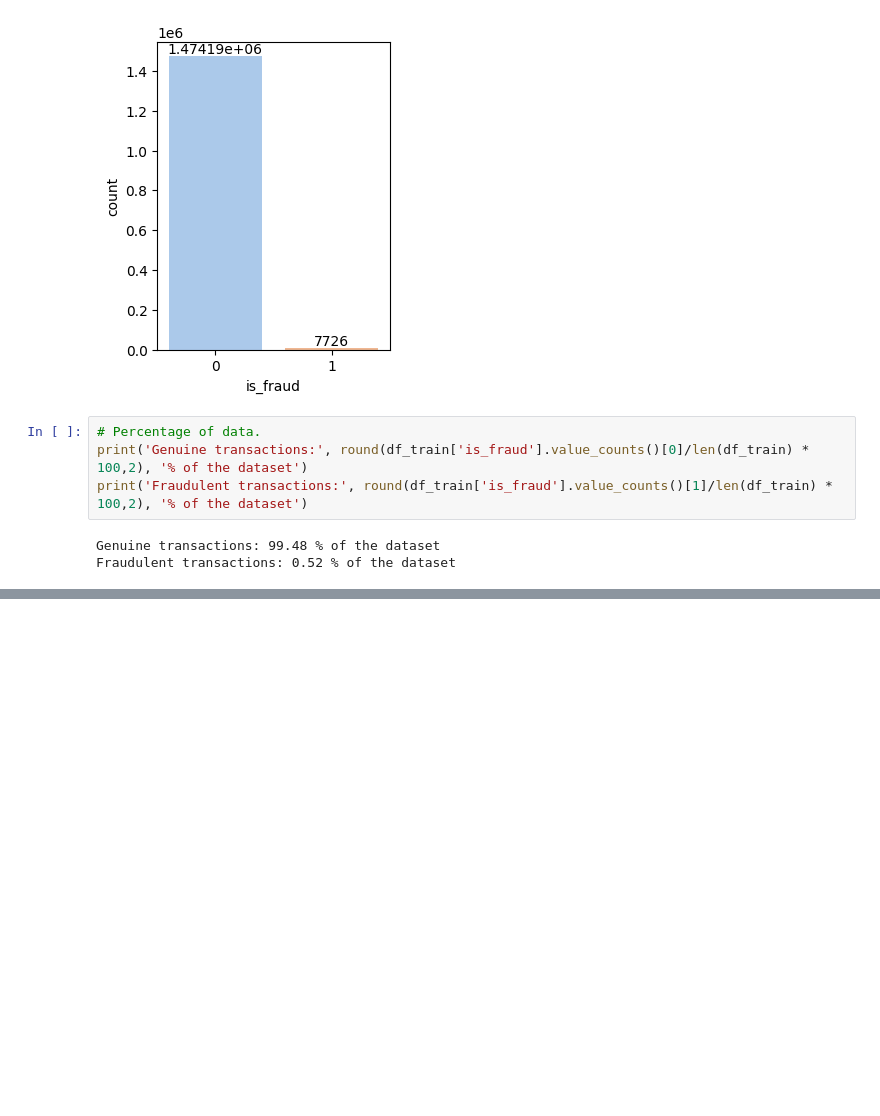
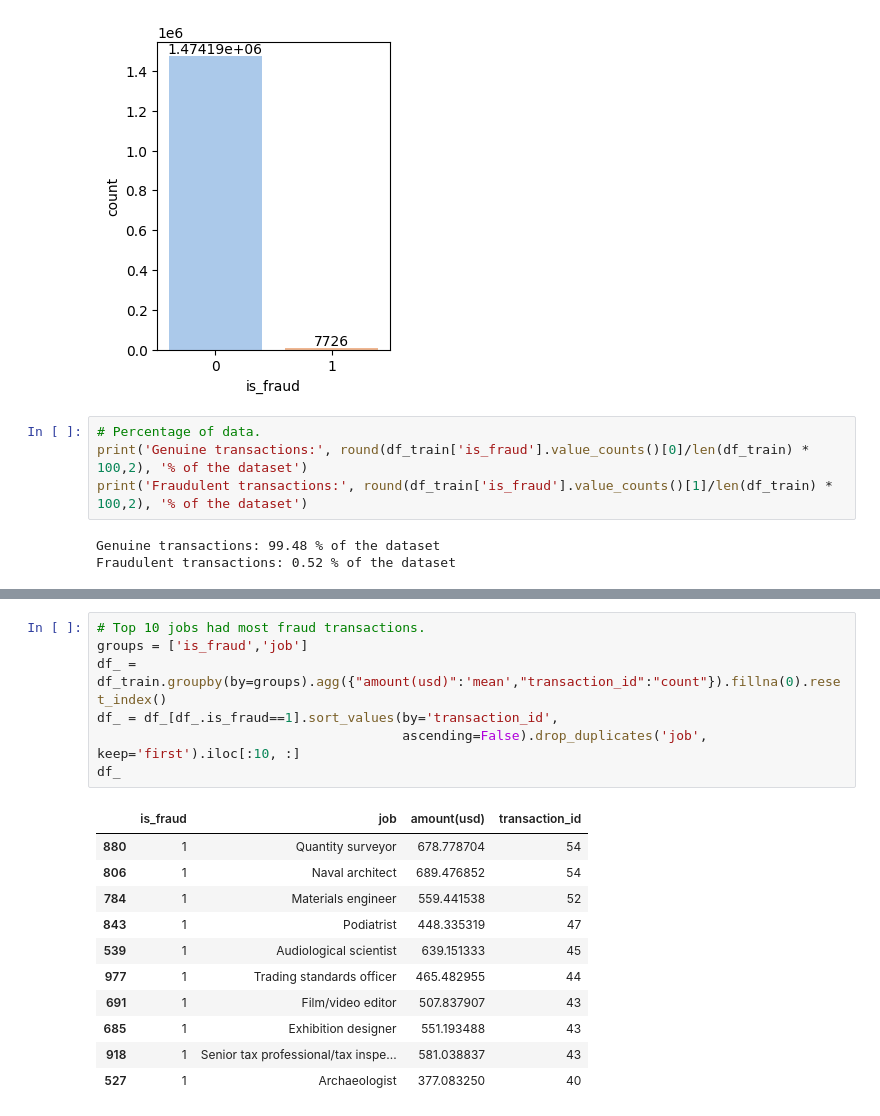
Before and after one commit to Alekla0126/Card_Fraud_Detection, a Jupyter notebook: Card_fraud.ipynb, the cells around one changed output, grey strips where cells are left out. Cells and saved outputs as stored; diff of their text form; blank space fills up the shorter version.

```diff
--- a/Card_fraud.ipynb
+++ b/Card_fraud.ipynb
@@ -149,0 +301,19 @@ Fraudulent transactions: 0.52 % of the dataset
+# %%
+# Top 10 jobs had most fraud transactions.
+groups = ['is_fraud','job']
+df_ = df_train.groupby(by=groups).agg({"amount(usd)":'mean',"transaction_id":"count"}).fillna(0).reset_index()
+df_ = df_[df_.is_fraud==1].sort_values(by='transaction_id',
+                                       ascending=False).drop_duplicates('job', keep='first').iloc[:10, :]
+df_
+# %% [output]
+|  | is_fraud | job | amount(usd) | transaction_id |
+| 880 | 1 | Quantity surveyor | 678.778704 | 54 |
+| 806 | 1 | Naval architect | 689.476852 | 54 |
+| 784 | 1 | Materials engineer | 559.441538 | 52 |
+| 843 | 1 | Podiatrist | 448.335319 | 47 |
+| 539 | 1 | Audiological scientist | 639.151333 | 45 |
+| 977 | 1 | Trading standards officer | 465.482955 | 44 |
+| 691 | 1 | Film/video editor | 507.837907 | 43 |
+| 685 | 1 | Exhibition designer | 551.193488 | 43 |
+| 918 | 1 | Senior tax professional/tax inspe... | 581.038837 | 43 |
+| 527 | 1 | Archaeologist | 377.083250 | 40 |
```
Also changed, not shown: parts of 15 cells of this notebook.
